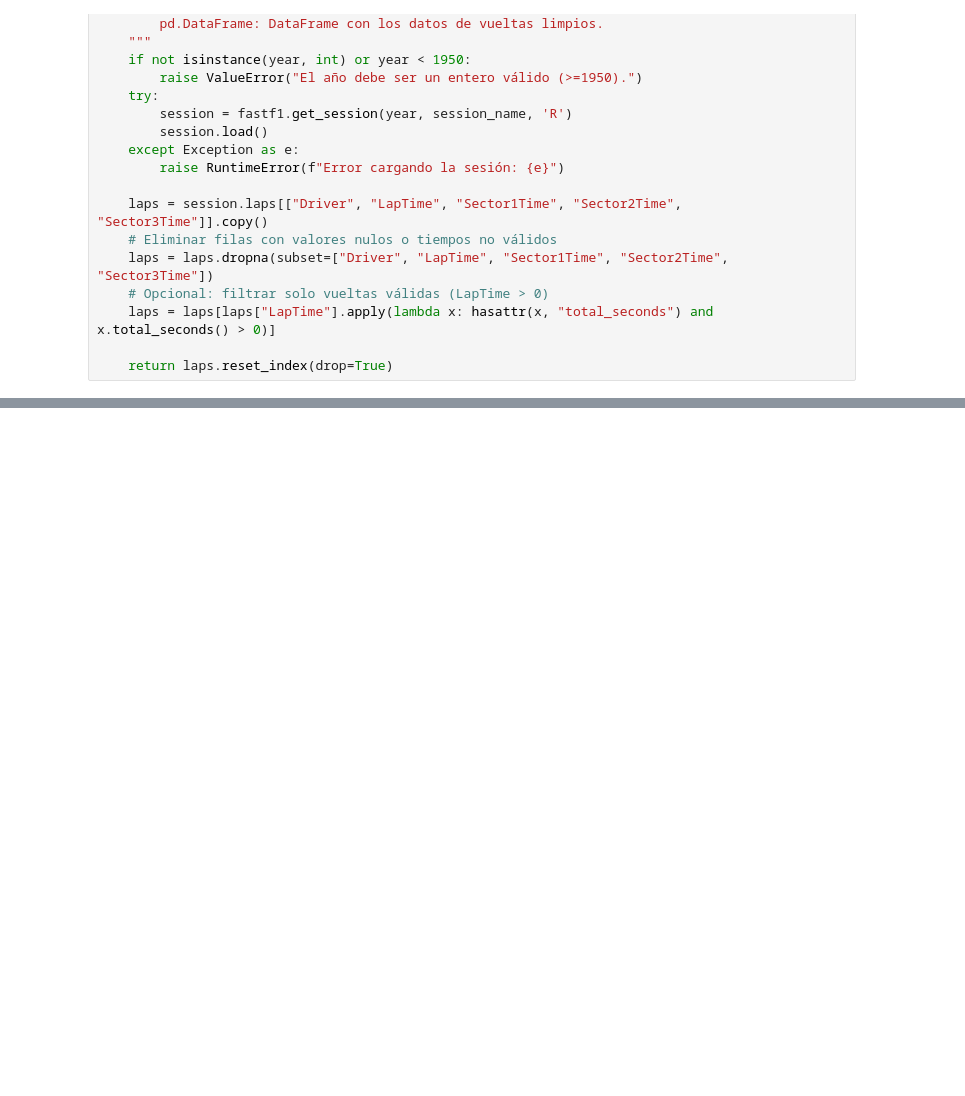
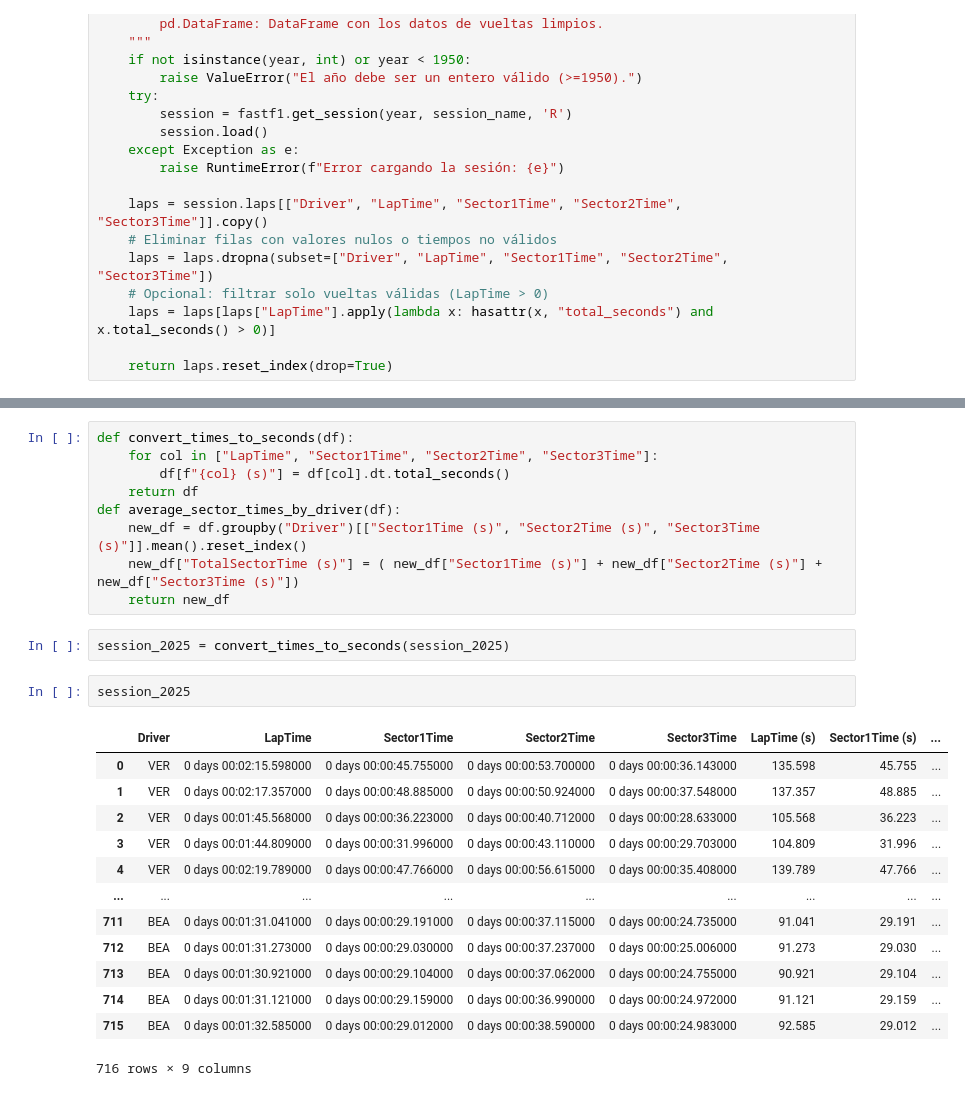
Before and after one commit to OmarGard/F1-Prediction-Lap-Times, a Jupyter notebook: notebooks/session_laps.ipynb, the cells around one changed output, grey strips where cells are left out. Cells and saved outputs as stored; diff of their text form; blank space fills up the shorter version.

```diff
--- a/notebooks/session_laps.ipynb
+++ b/notebooks/session_laps.ipynb
@@ -73,0 +74,27 @@ session_2024
+# %%
+def convert_times_to_seconds(df):
+    for col in ["LapTime", "Sector1Time", "Sector2Time", "Sector3Time"]:
+        df[f"{col} (s)"] = df[col].dt.total_seconds()
+    return df
+def average_sector_times_by_driver(df):
+    new_df = df.groupby("Driver")[["Sector1Time (s)", "Sector2Time (s)", "Sector3Time (s)"]].mean().reset_index()
+    new_df["TotalSectorTime (s)"] = ( new_df["Sector1Time (s)"] + new_df["Sector2Time (s)"] + new_df["Sector3Time (s)"])
+    return new_df
+# %%
+session_2025 = convert_times_to_seconds(session_2025)
+# %%
+session_2025
+# %% [output]
+|  | Driver | LapTime | Sector1Time | Sector2Time | Sector3Time | LapTime (s) | Sector1Time (s) | ... |
+| 0 | VER | 0 days 00:02:15.598000 | 0 days 00:00:45.755000 | 0 days 00:00:53.700000 | 0 days 00:00:36.143000 | 135.598 | 45.755 | ... |
+| 1 | VER | 0 days 00:02:17.357000 | 0 days 00:00:48.885000 | 0 days 00:00:50.924000 | 0 days 00:00:37.548000 | 137.357 | 48.885 | ... |
+| 2 | VER | 0 days 00:01:45.568000 | 0 days 00:00:36.223000 | 0 days 00:00:40.712000 | 0 days 00:00:28.633000 | 105.568 | 36.223 | ... |
+| 3 | VER | 0 days 00:01:44.809000 | 0 days 00:00:31.996000 | 0 days 00:00:43.110000 | 0 days 00:00:29.703000 | 104.809 | 31.996 | ... |
+| 4 | VER | 0 days 00:02:19.789000 | 0 days 00:00:47.766000 | 0 days 00:00:56.615000 | 0 days 00:00:35.408000 | 139.789 | 47.766 | ... |
+| ... | ... | ... | ... | ... | ... | ... | ... | ... |
+| 711 | BEA | 0 days 00:01:31.041000 | 0 days 00:00:29.191000 | 0 days 00:00:37.115000 | 0 days 00:00:24.735000 | 91.041 | 29.191 | ... |
+| 712 | BEA | 0 days 00:01:31.273000 | 0 days 00:00:29.030000 | 0 days 00:00:37.237000 | 0 days 00:00:25.006000 | 91.273 | 29.030 | ... |
+| 713 | BEA | 0 days 00:01:30.921000 | 0 days 00:00:29.104000 | 0 days 00:00:37.062000 | 0 days 00:00:24.755000 | 90.921 | 29.104 | ... |
+| 714 | BEA | 0 days 00:01:31.121000 | 0 days 00:00:29.159000 | 0 days 00:00:36.990000 | 0 days 00:00:24.972000 | 91.121 | 29.159 | ... |
+| 715 | BEA | 0 days 00:01:32.585000 | 0 days 00:00:29.012000 | 0 days 00:00:38.590000 | 0 days 00:00:24.983000 | 92.585 | 29.012 | ... |
+716 rows × 9 columns
```
Also changed, not shown: parts of 5 cells of this notebook, 3 other files.
